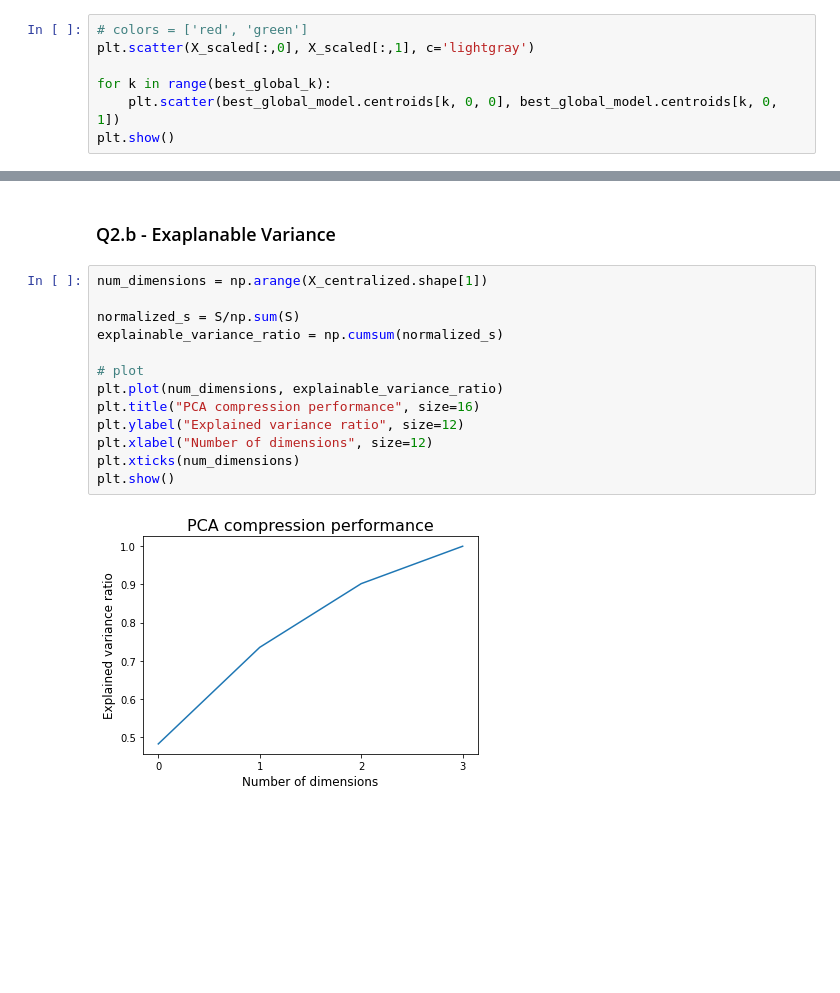
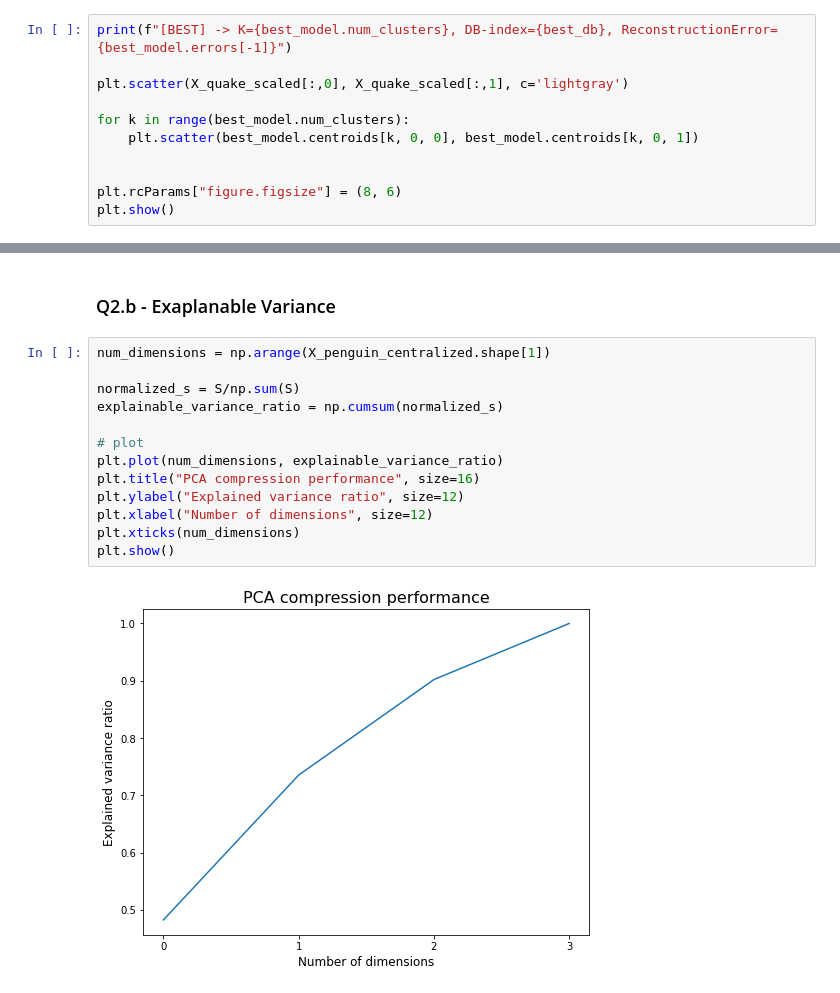
Before and after one commit to jeffcav/ml-from-scratch, a Jupyter notebook: list6.ipynb, the cells around one changed output, grey strips where cells are left out. Saved outputs shown, nothing was run; the diff lists cells and outputs as text; blank space fills up the shorter version.

```diff
--- a/list6.ipynb
+++ b/list6.ipynb
@@ -81,8 +80,12 @@ print(f"[BEST] -> K={best_global_k}, DB-index={best_global_db}, ReconstructionEr
 # %%
-# colors = ['red', 'green']
-plt.scatter(X_scaled[:,0], X_scaled[:,1], c='lightgray')
+print(f"[BEST] -> K={best_model.num_clusters}, DB-index={best_db}, ReconstructionError={best_model.errors[-1]}")
 
-for k in range(best_global_k):
-    plt.scatter(best_global_model.centroids[k, 0, 0], best_global_model.centroids[k, 0, 1])
+plt.scatter(X_quake_scaled[:,0], X_quake_scaled[:,1], c='lightgray')
+
+for k in range(best_model.num_clusters):
+    plt.scatter(best_model.centroids[k, 0, 0], best_model.centroids[k, 0, 1])
+
+
+plt.rcParams["figure.figsize"] = (8, 6)
 plt.show()
 # %% [output]
@@ -136,17 +141,17 @@ plt.show()
 # %% [markdown]
 ### Q2.b - Exaplanable Variance
 # %%
-num_dimensions = np.arange(X_centralized.shape[1])
+num_dimensions = np.arange(X_penguin_centralized.shape[1])
 
 normalized_s = S/np.sum(S)
 explainable_variance_ratio = np.cumsum(normalized_s)
 
 # plot
 plt.plot(num_dimensions, explainable_variance_ratio)
 plt.title("PCA compression performance", size=16)
 plt.ylabel("Explained variance ratio", size=12)
 plt.xlabel("Number of dimensions", size=12)
 plt.xticks(num_dimensions)
 plt.show()
 # %% [output]
-[figure, old version]
+[figure, new version]
```
Also changed, not shown: parts of 10 cells of this notebook, 2 other files.
